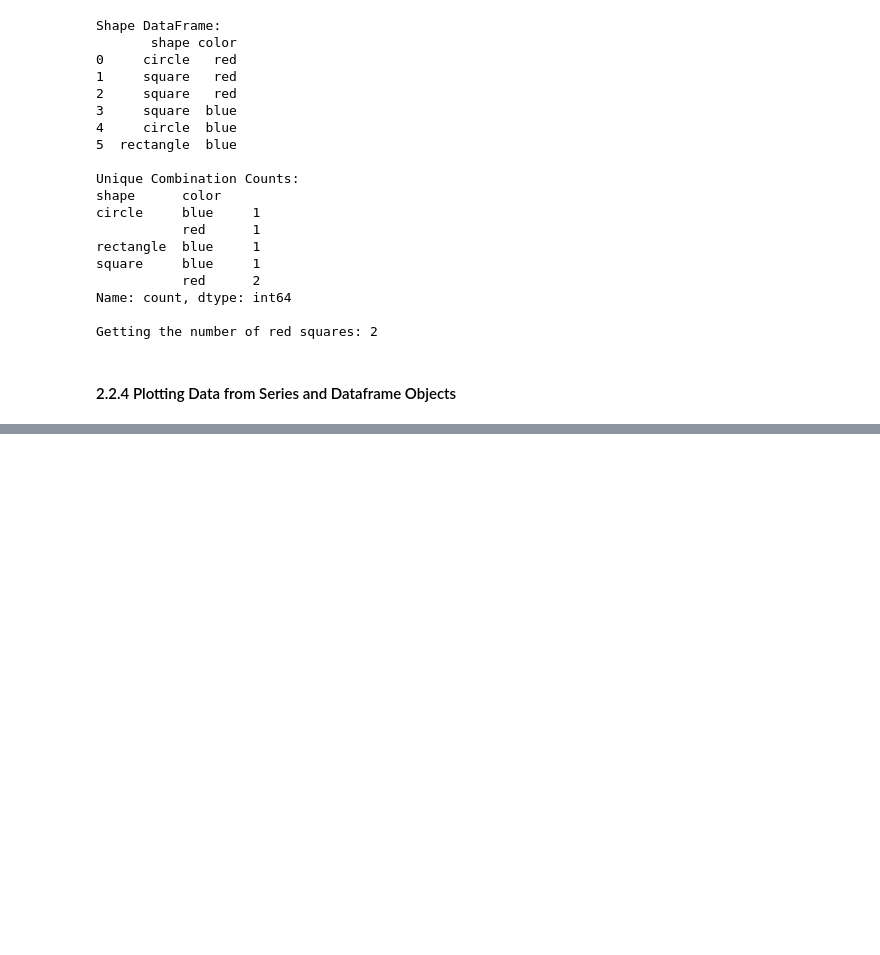
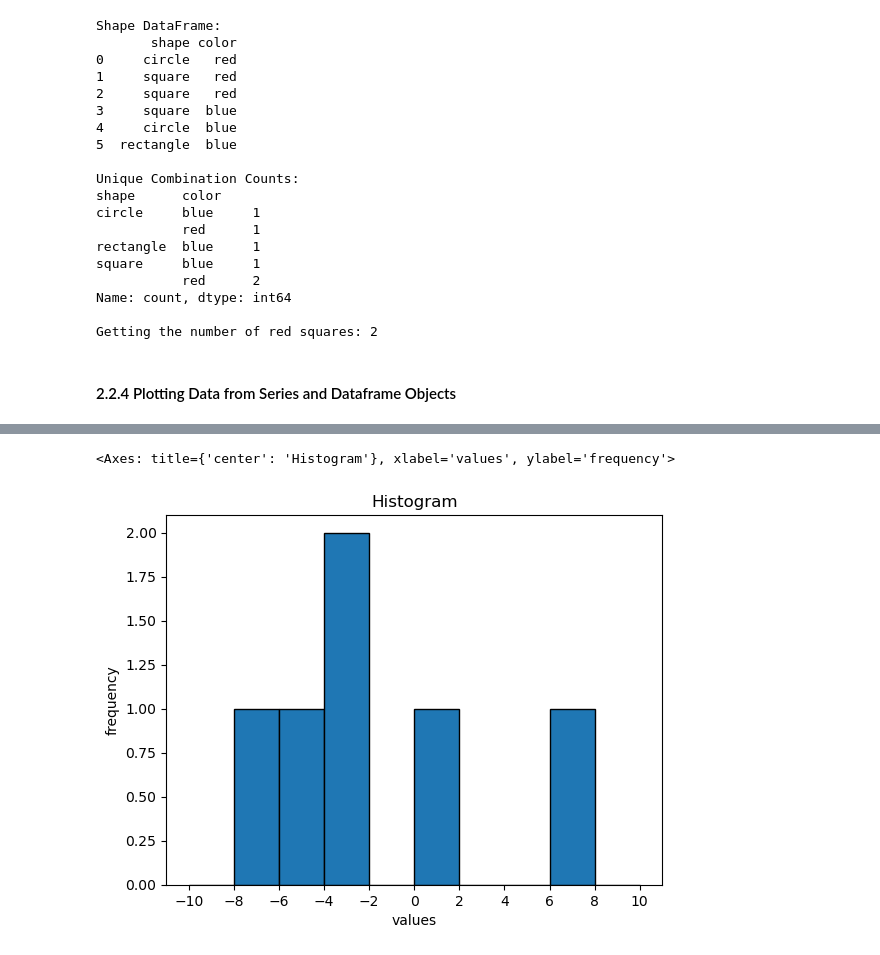
Before and after one commit to Syed-A-Naqvi/machine_learning, a Jupyter notebook: python_machine_learning/basics/pandas.ipynb, the cells around one changed output, grey strips where cells are left out. Saved outputs shown, nothing was run; the diff lists cells and outputs as text; code cells hidden in the pictures; blank space fills up the shorter version.

```diff
--- a/python_machine_learning/basics/pandas.ipynb
+++ b/python_machine_learning/basics/pandas.ipynb
@@ -500,0 +508,9 @@ s3.plot(kind='line', title='line plot', xlabel='dates', ylabel='values')
+# %%
+# can also create a histogram
+    # by default, the count of values at the boundary of two bins will contribute to the right bin
+bin_edges = np.linspace(-10,10,11)
+s3.plot(kind="hist", title='Histogram', xlabel='values', ylabel='frequency',
+        bins=bin_edges, xticks=bin_edges, edgecolor='black')
+# %% [output]
+<Axes: title={'center': 'Histogram'}, xlabel='values', ylabel='frequency'>
+[figure, added]
```
Also changed, not shown: parts of 17 cells of this notebook.
